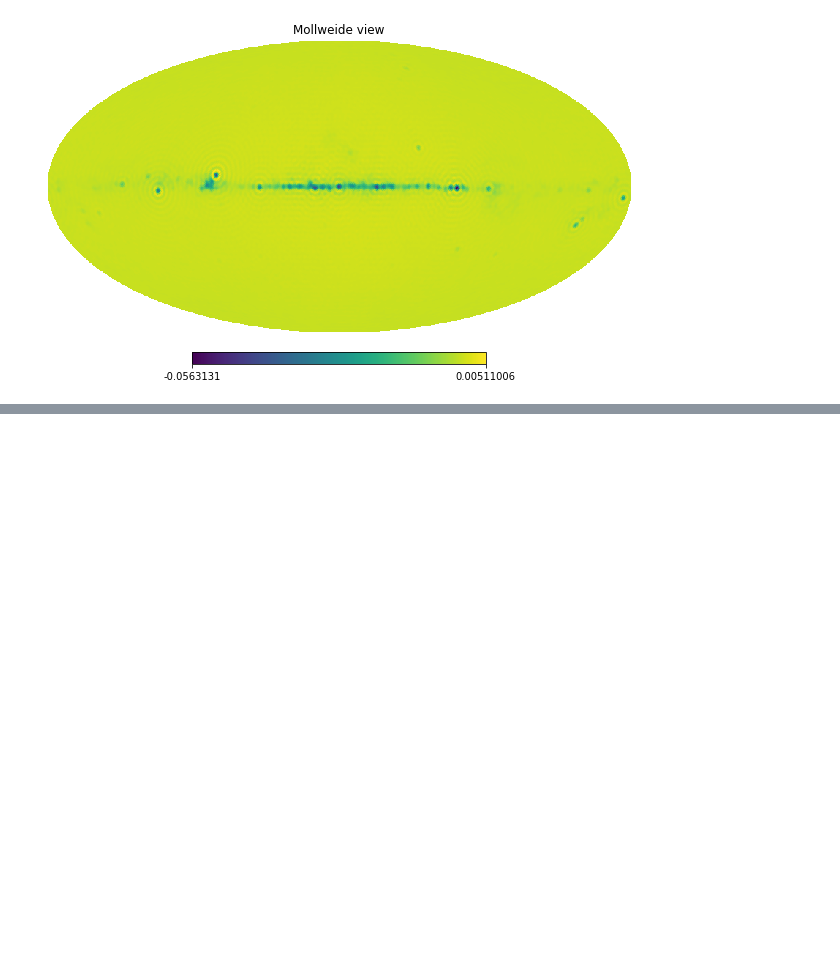
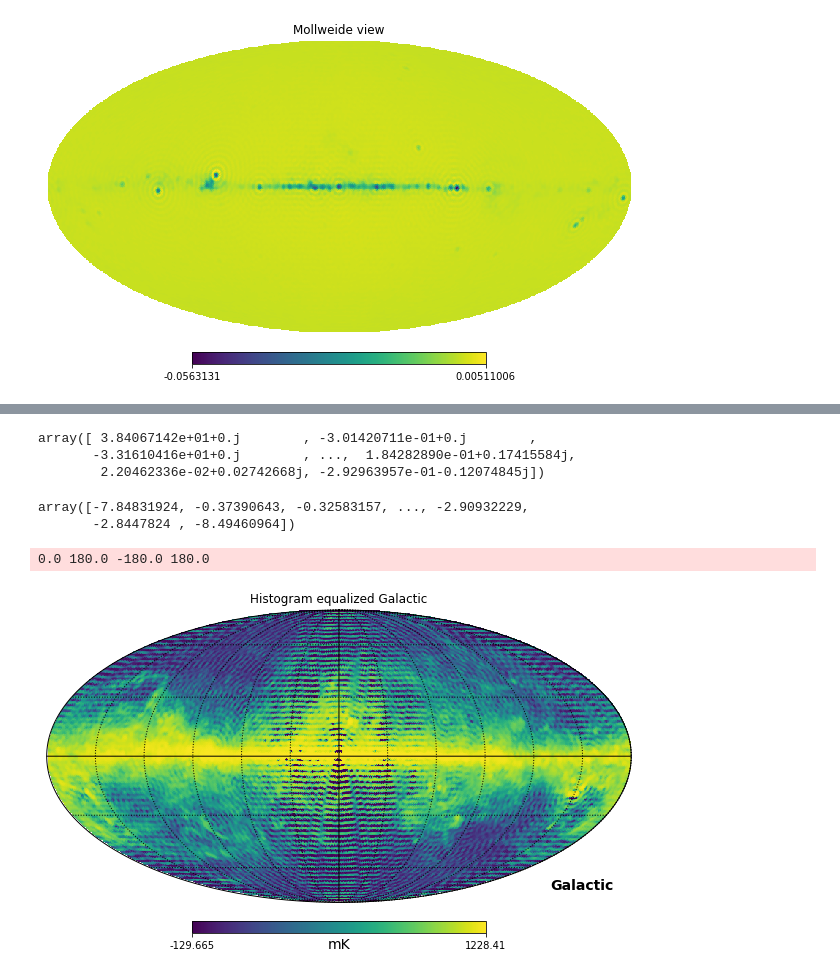
Before and after one commit to Fondzenyuy/SURP-2022-Astro, a Jupyter notebook: Wavelet_Analysis_(Practice).ipynb, the cells around one changed output, grey strips where cells are left out. Drawn from its saved outputs; the diff is of its cells as text; code cells hidden in the pictures; blank space fills up the shorter version.

```diff
--- a/Wavelet_Analysis_(Practice).ipynb
+++ b/Wavelet_Analysis_(Practice).ipynb
@@ -228,0 +265,29 @@ plt.show()
+# %%
+# compute alms of read map (map857).
+# alm has size L*(L+1)/2
+
+alm857 = hp.map2alm(map857, lmax=L - 1)  # Its alms
+alm857
+# %% [output]
+array([ 3.84067142e+01+0.j        , -3.01420711e-01+0.j        ,
+       -3.31610416e+01+0.j        , ...,  1.84282890e-01+0.17415584j,
+        2.20462336e-02+0.02742668j, -2.92963957e-01-0.12074845j])
+# %%
+newmap857 = hp.alm2map(alm857, nside=nside, lmax=L - 1)  # Band limited version
+newmap857
+# %% [output]
+array([-7.84831924, -0.37390643, -0.32583157, ..., -2.90932229,
+       -2.8447824 , -8.49460964])
+# %%
+hp.mollview(
+    newmap857,
+    coord=["G"],
+    title="Histogram equalized Galactic",
+    unit="mK",
+    norm="hist",
+
+)
+hp.graticule()
+# %% [output]
+0.0 180.0 -180.0 180.0
+[figure, added]
```
Also changed, not shown: parts of 18 cells of this notebook.
